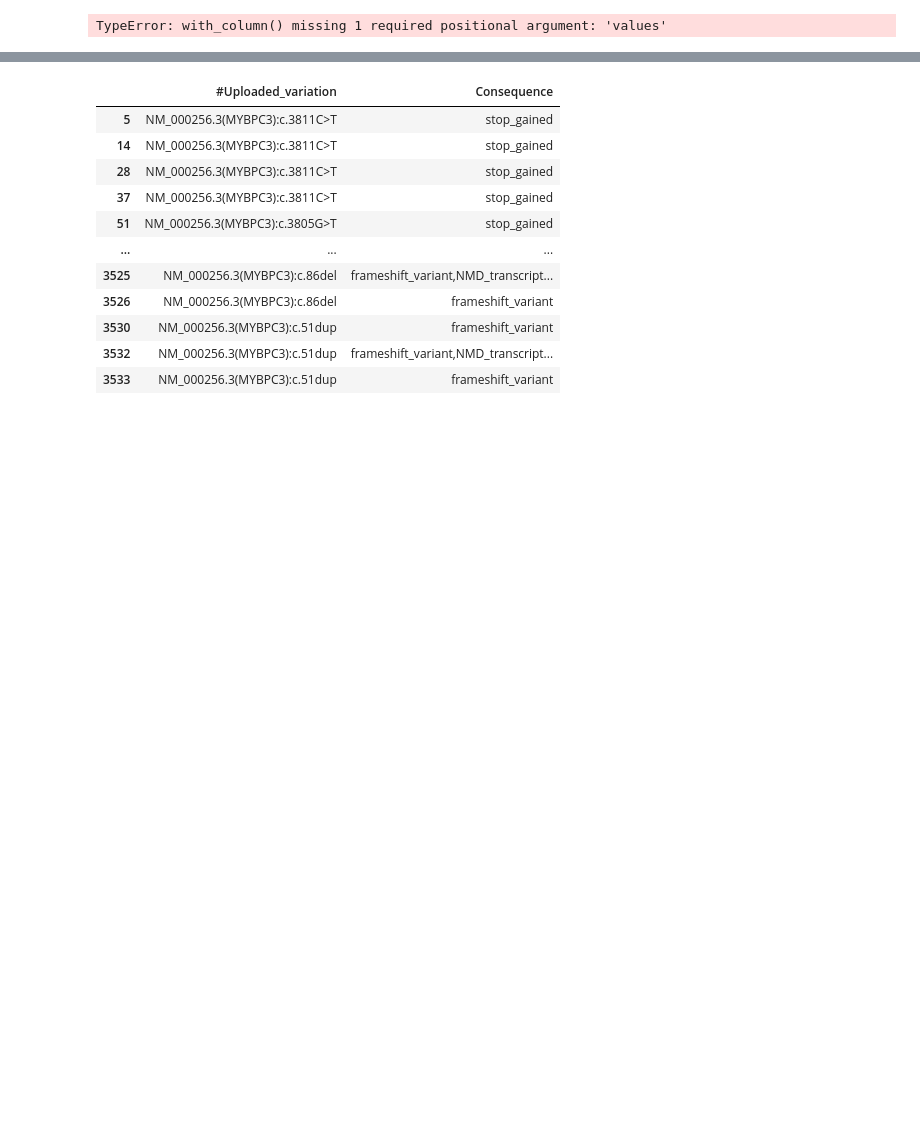
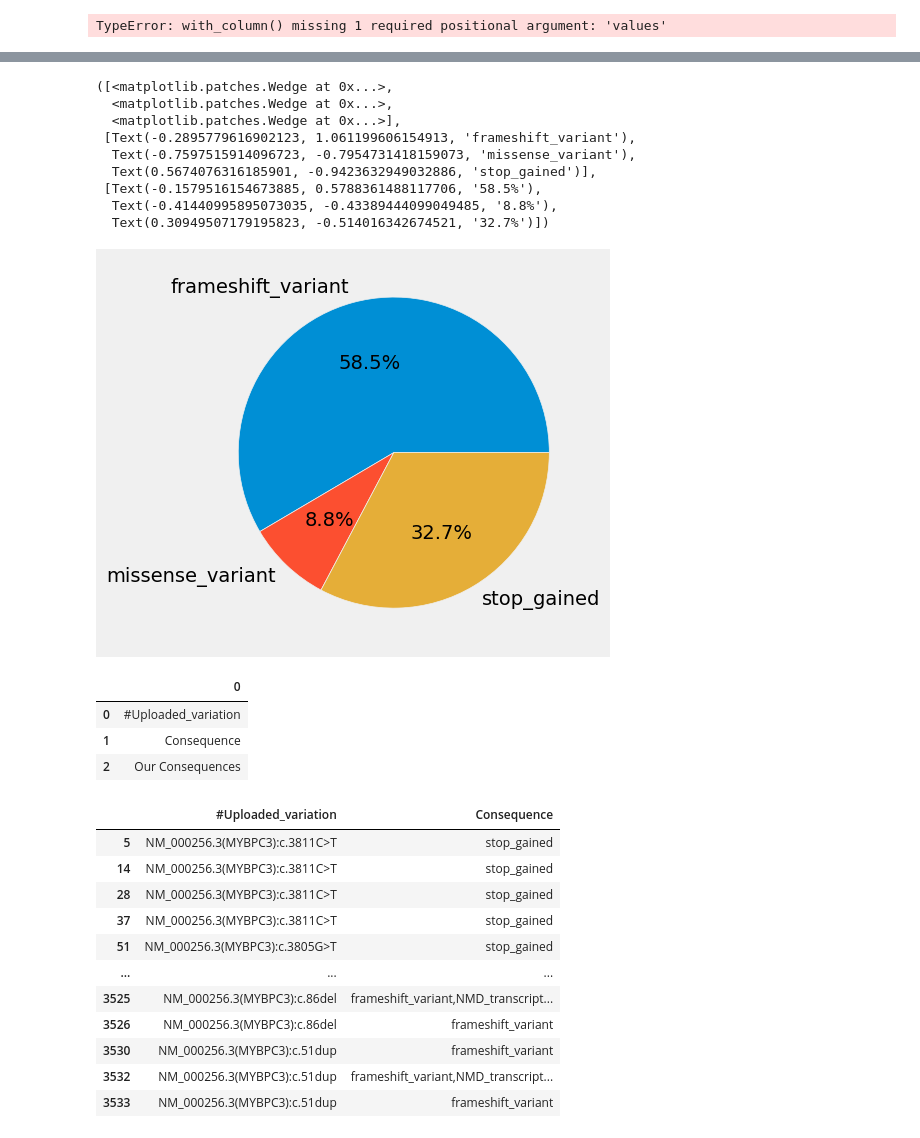
Before and after one commit to hannahmarieaguilar/Data-for-Project-, a Jupyter notebook: DATA/MYBPC3.ipynb, the cells around one changed output, grey strips where cells are left out. Saved outputs shown, nothing was run; the diff lists cells and outputs as text; code cells hidden in the pictures; blank space fills up the shorter version.

Commit message:
pie chart

```diff
--- a/DATA/MYBPC3.ipynb
+++ b/DATA/MYBPC3.ipynb
@@ -198,0 +208,8 @@ new
+# %%
+def label_consequence(consequence):
+    if 'stop_gained' in consequence:
+        return 'stop_gained'
+    elif 'missense_variant' in consequence:
+        return 'missense_variant'
+    elif 'frameshift_variant' in consequence:
+        return 'frameshift_variant'
@@ -199,3 +228,27 @@ new
+# %%
+import matplotlib.pyplot as plt
+import numpy as np
+plt.pie(test3.column('count'),labels = test3.column('Our Consequences'), autopct='%1.1f%%')
+#plt.legend(title = 'MYBPC3 Consequences:')
+# %% [output]
+([<matplotlib.patches.Wedge at 0x...>,
+  <matplotlib.patches.Wedge at 0x...>,
+  <matplotlib.patches.Wedge at 0x...>],
+ [Text(-0.2895779616902123, 1.061199606154913, 'frameshift_variant'),
+  Text(-0.7597515914096723, -0.7954731418159073, 'missense_variant'),
+  Text(0.5674076316185901, -0.9423632949032886, 'stop_gained')],
+ [Text(-0.1579516154673885, 0.5788361488117706, '58.5%'),
+  Text(-0.41440995895073035, -0.43389444099049485, '8.8%'),
+  Text(0.30949507179195823, -0.514016342674521, '32.7%')])
+[figure, added]
+# %%
+datanew = pd.DataFrame(yay)
+datanew
+# %% [output]
+|  | 0 |
+| 0 | #Uploaded_variation |
+| 1 | Consequence |
+| 2 | Our Consequences |
 # %%
 df = test1
 #test3 = df.rename(columns={"#Uploaded_variation": "Name"})
```
Also changed, not shown: parts of 3 cells of this notebook.
